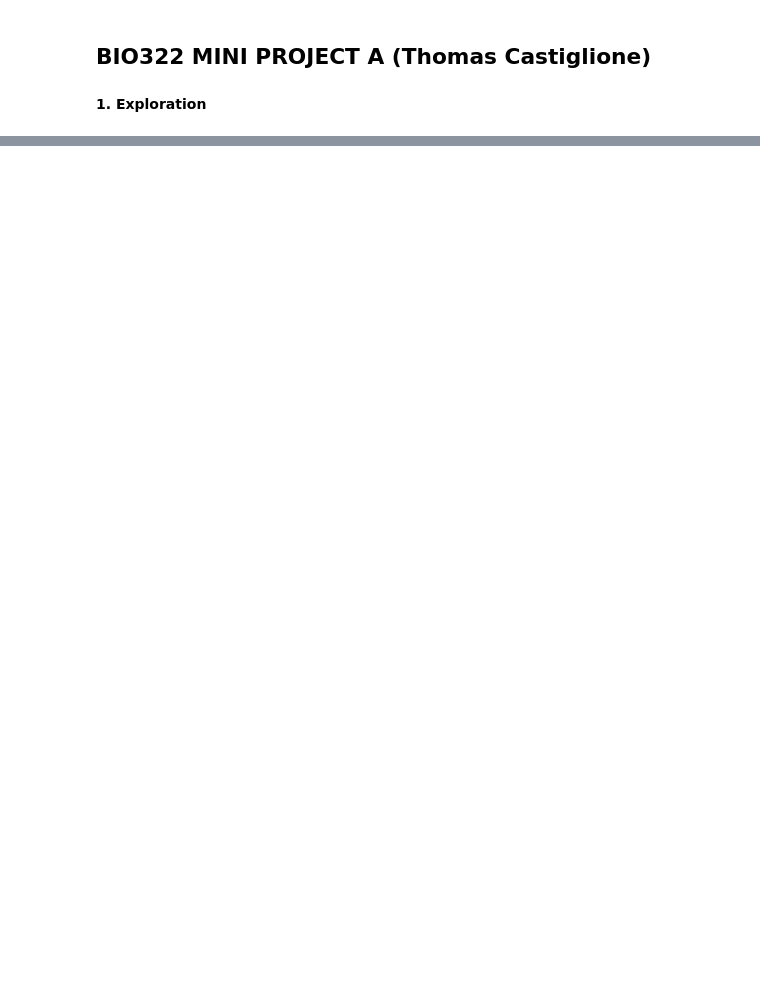
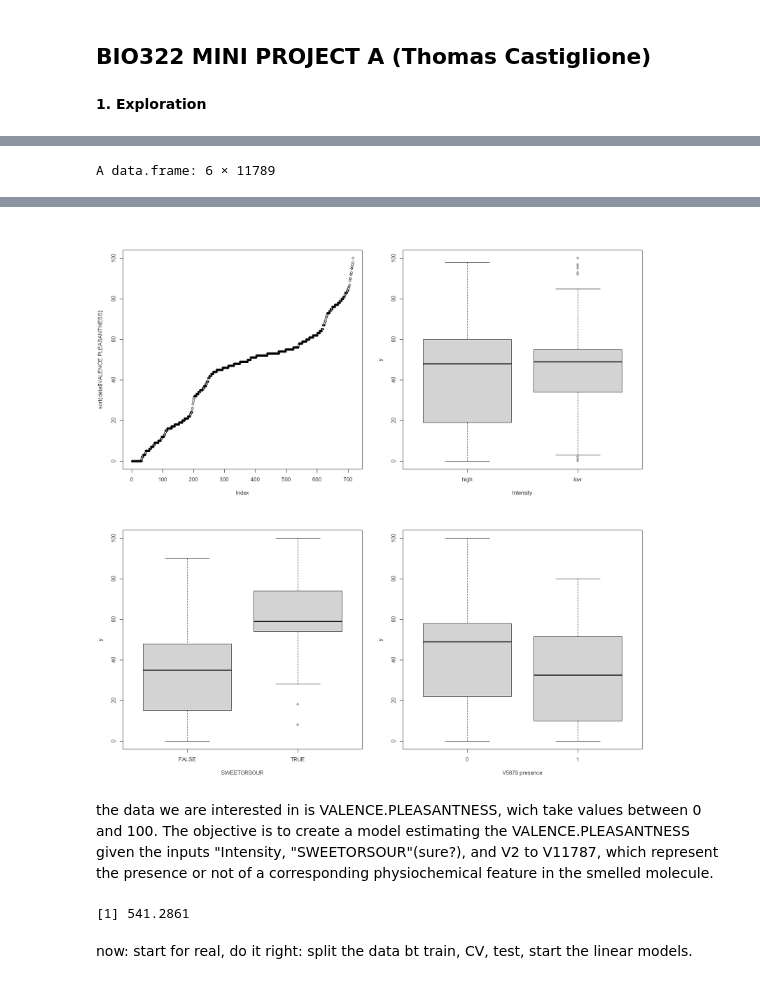
Before and after one commit to tomcastigl/BIO-322_mini_proj, a Jupyter notebook: src/projectA.ipynb, the cells around one changed output, grey strips where cells are left out. Saved outputs shown, nothing was run; the diff lists cells and outputs as text; code cells hidden in the pictures; blank space fills up the shorter version.

Commit message:
looked at data

```diff
--- a/src/projectA.ipynb
+++ b/src/projectA.ipynb
@@ -22,0 +9,10 @@ A data.frame: 6 × 11789
+# %%
+head(data)
+options(repr.plot.width=14, repr.plot.height=14)
+par(mfrow=c(2,2))
+plot(sort(data$VALENCE.PLEASANTNESS))
+plot(as.factor(data$Intensity),data$VALENCE.PLEASANTNESS, xlab='Intensity')
+plot(as.factor(data$SWEETORSOUR),data$VALENCE.PLEASANTNESS,xlab='SWEETORSOUR')
+plot(as.factor(data$V5679),data$VALENCE.PLEASANTNESS, xlab ='V5679 presence') #arbitrary chosen physiochemical feature.
+# %% [output]
+A data.frame: 6 × 11789
@@ -22,0 +27,3 @@ A data.frame: 6 × 11789
+[figure, added]
+# %% [markdown]
+the data we are interested in is VALENCE.PLEASANTNESS, wich take values between 0 and 100. The objective is to create a model estimating the VALENCE.PLEASANTNESS given the inputs "Intensity, "SWEETORSOUR"(sure?), and V2 to V11787, which represent the presence or not of a corresponding physiochemical feature in the smelled molecule.
@@ -22,0 +46,9 @@ A data.frame: 6 × 11789
+# %%
+lin.reg<-lm(data$VALENCE.PLEASANTNESS~data$Intensity,data)
+mini.pred<-predict(lin.reg,data)
+mini.rss<-mean((mini.pred-data$VALENCE.PLEASANTNESS)^2)
+print(mini.rss)
+# %% [output]
+[1] 541.2861
+# %% [markdown]
+now: start for real, do it right: split the data bt train, CV, test, start the linear models.
```
Also changed, not shown: parts of 4 cells of this notebook.
